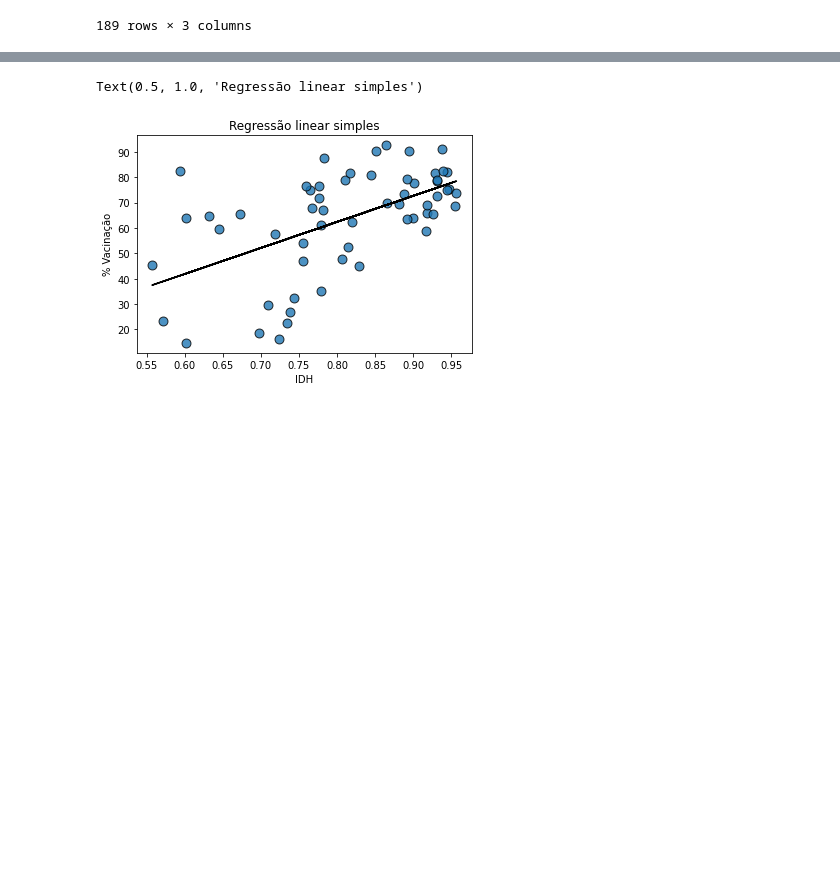
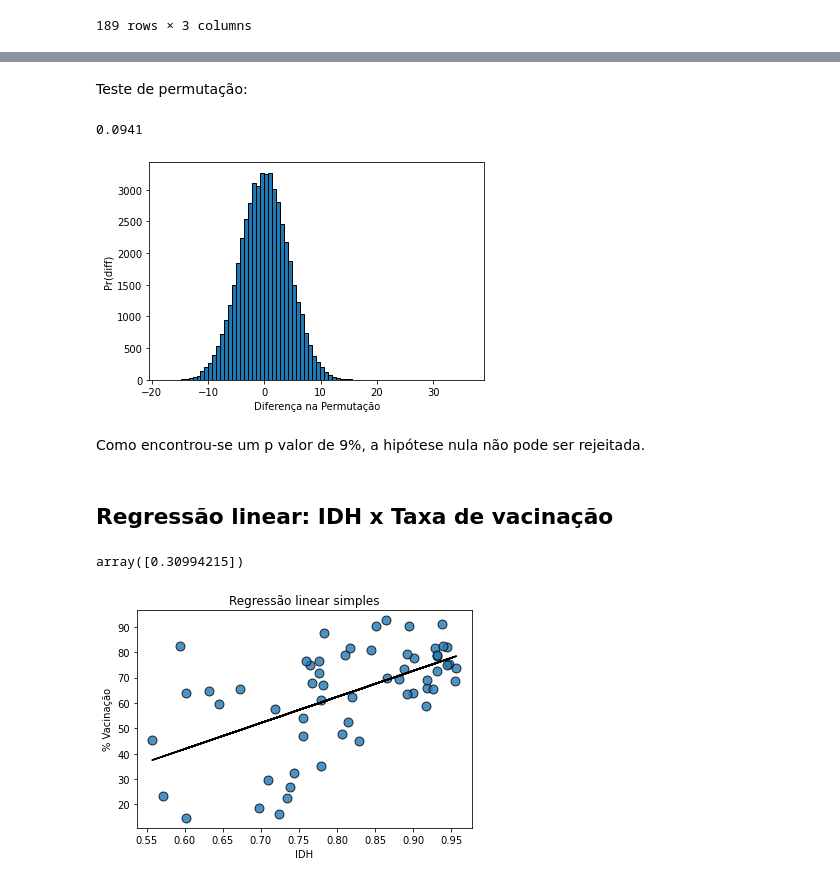
Before and after one commit to JoaoP-Silva/Covid-analysis, a Jupyter notebook: Vacinacao-Covid.ipynb, the cells around one changed output, grey strips where cells are left out. Drawn from its saved outputs; the diff is of its cells as text; code cells hidden in the pictures; blank space fills up the shorter version.

```diff
--- a/Vacinacao-Covid.ipynb
+++ b/Vacinacao-Covid.ipynb
@@ -113,0 +141,8 @@ plt.show()
+# %%
+df_DEMOCRACY = df_DEMOCRACY[['Country_Name', 'Type']]
+Vac_and_dem = df_VACCINATION.merge(df_DEMOCRACY,
+             how = "inner",
+             left_on = "country", right_on = "Country_Name")
+Vac_and_dem = Vac_and_dem[['country', 'people_fully_vaccinated_per_hundred', 'Country_Name', 'Type']]
+Vac_and_dem.dropna()
+Vac_and_dem.head()
@@ -114,3 +156,32 @@ plt.show()
+# %% [markdown]
+Teste de permutação:
+# %%
+filtro = Vac_and_dem['Type'] == 'Dictatorship'
+vac_obs = Vac_and_dem[filtro]['people_fully_vaccinated_per_hundred'].mean() - temp[~filtro]['people_fully_vaccinated_per_hundred'].mean()
+N = 10000
+diferencas_dem = np.zeros(N)
+cont = 0
+for i in range(N):
+    np.random.shuffle(filtro.values)
+    diff = temp[filtro]['people_fully_vaccinated_per_hundred'].mean() - temp[~filtro]['people_fully_vaccinated_per_hundred'].mean()
+    diferencas_dem[i] = diff
+    if abs(diff) >= abs(vac_obs):
+      cont = cont + 1
+cont/N
+# %% [output]
+0.0941
+# %%
+plt.hist(diferencas_dem, bins=50, edgecolor='k')
+plt.xlabel('Diferença na Permutação')
+plt.ylabel('Pr(diff)')
+plt.vlines(t_obs, 0, 0.14, color='red')
+plt.show()
+# %% [output]
+[figure, added]
+# %% [markdown]
+Como encontrou-se um p valor de 9%, a hipótese nula não pode ser rejeitada.
+# %% [markdown]
+## Regressão linear: IDH x Taxa de vacinação
 # %%
 ### regressao linear
 
@@ -128,6 +199,15 @@ plt.plot(X, model.predict(X),color='k')
 plt.xlabel('IDH')
 plt.ylabel('% Vacinação')
 plt.title('Regressão linear simples')
+
+
+yhat = model.predict(X)
+SS_Residual = sum((y-yhat)**2)
+SS_Total = sum((y-np.mean(y))**2)
+r_squared = 1 - (float(SS_Residual))/SS_Total
+# adjusted_r_squared = 1 - (1-r_squared)*(len(y)-1)/(len(y)-X.shape[1]-1)
+
+r_squared
 # %% [output]
-Text(0.5, 1.0, 'Regressão linear simples')
+array([0.30994215])
 [figure]
```
Also changed, not shown: parts of 19 cells of this notebook.
